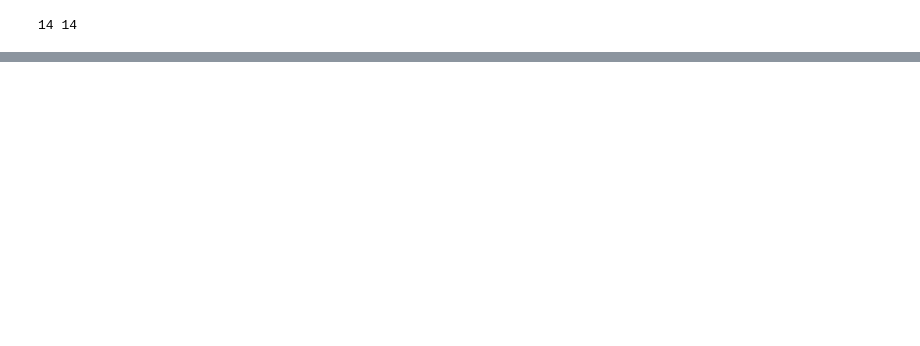
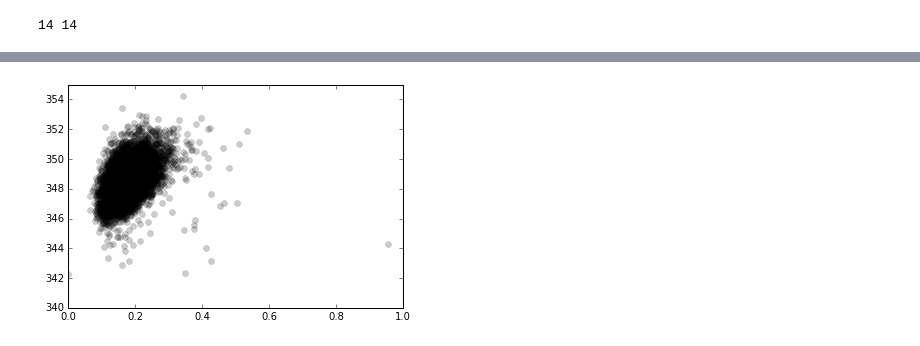
Before and after one commit to xiaotongzuo/Research, a Jupyter notebook: PyRosetta/Code/plot_0326.ipynb, the cells around one changed output, grey strips where cells are left out. Saved outputs shown, nothing was run; the diff lists cells and outputs as text; code cells hidden in the pictures; blank space fills up the shorter version.

```diff
--- a/PyRosetta/Code/plot_0326.ipynb
+++ b/PyRosetta/Code/plot_0326.ipynb
@@ -62,16 +65,18 @@ plt.title('Histogram of IQ',fontsize=14)
 # %%
 score=[]
 rmsd=[]
-with open('/Users/XT/Dropbox/Project/ACICU_rmsd_data.csv','r+') as f:
+path='/Users/XT/ResearchApps/Output/Results/'
+with open(path+'m2_RMSD.csv','r+') as f:
     for line in f.readlines():
-        score.append(line.split(',')[2].split()[0])
-        rmsd.append(line.split(',')[1].split()[0])
+        score.append(line.split(',')[1].split()[0])
+        rmsd.append(line.split(',')[3].split()[0])
 # %%
-score.remove(score[0])
+score.remove(score[-1])
 # %%
-rmsd.remove(rmsd[0])
+rmsd.remove(rmsd[-1])
 # %%
 #plt.figure(figsize=(1,1))
-plt.scatter(rmsd,score,s=2,'o',alpha=0.2,c='k')
+plt.plot(rmsd,score,'o',alpha=0.2,c='k')
+plt.axis([0,1,340,355])
 plt.show()
 # %% [output]
@@ -79,3 +83,4 @@ SyntaxError: non-keyword arg after keyword arg (<ipython-input-51-c75994c7a424>,
+[figure, added]
 # %%
 plt.xlabel('Smarts')
 plt.ylabel('Probability')
```
Also changed, not shown: parts of 9 cells of this notebook, 3 other files.
